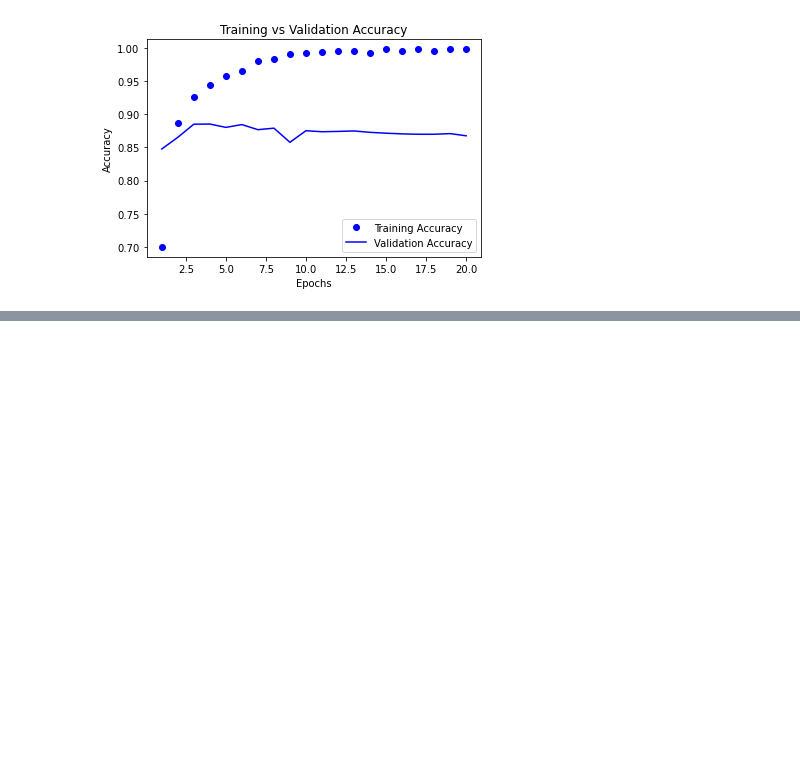
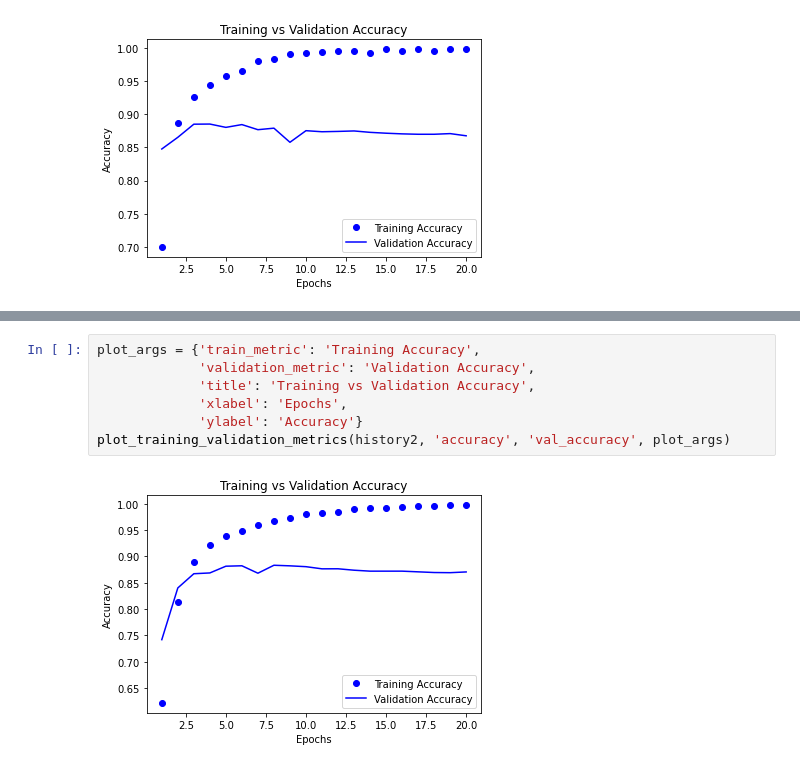
Before and after one commit to somnath1077/MachineLearningExercises, a Jupyter notebook: ML_Using_Python/chap04/ch04_Model_Evaluation_Strategies.ipynb, the cells around one changed output, grey strips where cells are left out. Drawn from its saved outputs; the diff is of its cells as text; blank space fills up the shorter version.

```diff
--- a/ML_Using_Python/chap04/ch04_Model_Evaluation_Strategies.ipynb
+++ b/ML_Using_Python/chap04/ch04_Model_Evaluation_Strategies.ipynb
@@ -305,0 +347,9 @@ plot_training_validation_metrics(history1, 'accuracy', 'val_accuracy', plot_args
+# %%
+plot_args = {'train_metric': 'Training Accuracy',
+             'validation_metric': 'Validation Accuracy',
+             'title': 'Training vs Validation Accuracy',
+             'xlabel': 'Epochs',
+             'ylabel': 'Accuracy'}
+plot_training_validation_metrics(history2, 'accuracy', 'val_accuracy', plot_args)
+# %% [output]
+[figure, added]
```
Also changed, not shown: parts of 6 cells of this notebook.
